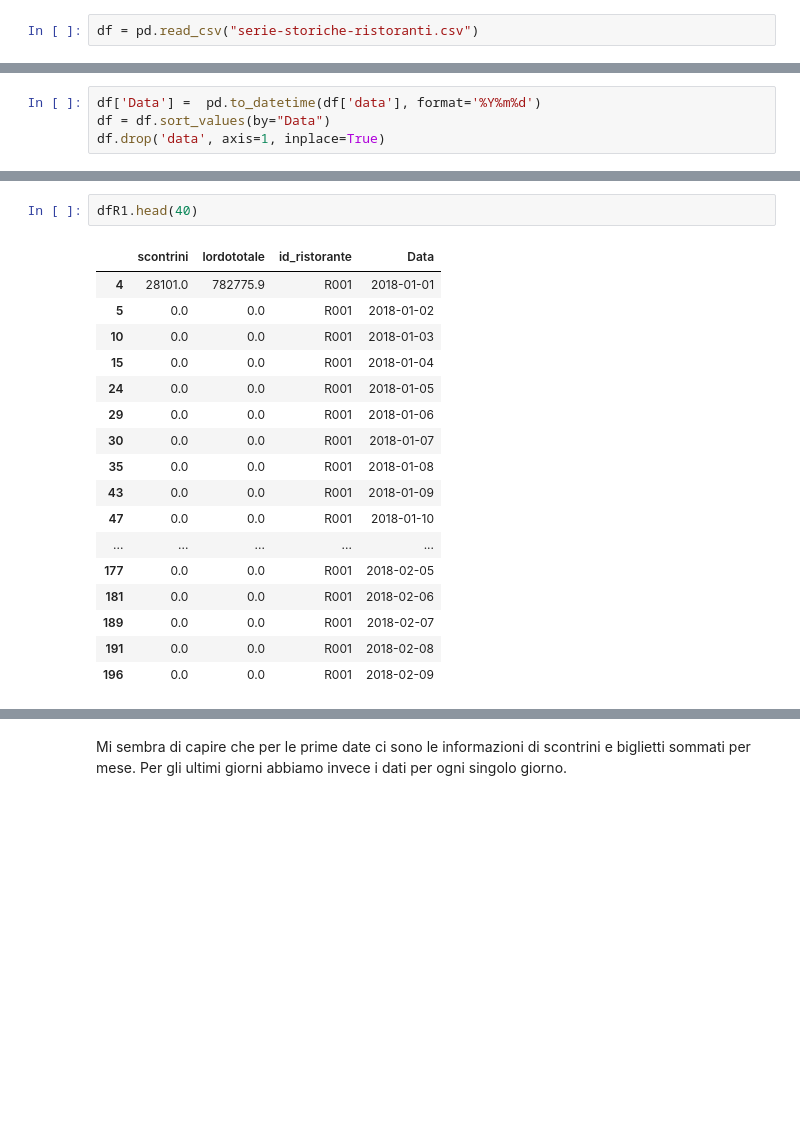
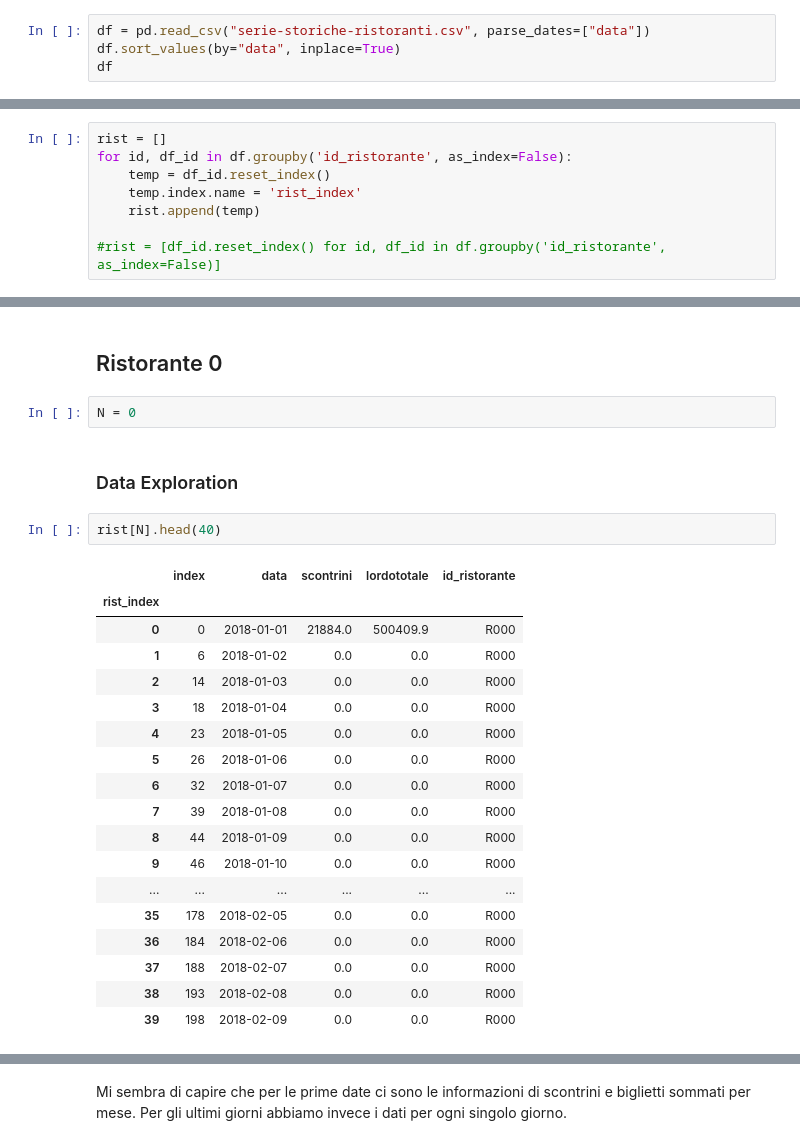
Before and after one commit to giocoal/restaurant-revenue-loss-COVID-retrospective-analysis, a Jupyter notebook: Prove.ipynb, the cells around one changed output, grey strips where cells are left out. Drawn from its saved outputs; the diff is of its cells as text; blank space fills up the shorter version.

Commit message:
sistemata gestione ristoranti e due grafici

```diff
--- a/Prove.ipynb
+++ b/Prove.ipynb
@@ -3,2 +5,4 @@ import pandas as pd
 # %%
-df = pd.read_csv("serie-storiche-ristoranti.csv")
+df = pd.read_csv("serie-storiche-ristoranti.csv", parse_dates=["data"])
+df.sort_values(by="data", inplace=True)
+df
@@ -21,4 +22,0 @@ df
-# %%
-df['Data'] =  pd.to_datetime(df['data'], format='%Y%m%d')
-df = df.sort_values(by="Data")
-df.drop('data', axis=1, inplace=True)
@@ -47,0 +31,8 @@ dfR5 = df[df['id_ristorante']=='R005']
+# %%
+rist = []
+for id, df_id in df.groupby('id_ristorante', as_index=False):
+    temp = df_id.reset_index()
+    temp.index.name = 'rist_index'
+    rist.append(temp)
+
+#rist = [df_id.reset_index() for id, df_id in df.groupby('id_ristorante', as_index=False)]
@@ -48,21 +66,28 @@ dfR5 = df[df['id_ristorante']=='R005']
+# %% [markdown]
+## Ristorante 0
+# %%
+N = 0
+# %% [markdown]
+### Data Exploration
 # %%
-dfR1.head(40)
+rist[N].head(40)
 # %% [output]
-|  | scontrini | lordototale | id_ristorante | Data |
-| 4 | 28101.0 | 782775.9 | R001 | 2018-01-01 |
-| 5 | 0.0 | 0.0 | R001 | 2018-01-02 |
-| 10 | 0.0 | 0.0 | R001 | 2018-01-03 |
-| 15 | 0.0 | 0.0 | R001 | 2018-01-04 |
-| 24 | 0.0 | 0.0 | R001 | 2018-01-05 |
-| 29 | 0.0 | 0.0 | R001 | 2018-01-06 |
-| 30 | 0.0 | 0.0 | R001 | 2018-01-07 |
-| 35 | 0.0 | 0.0 | R001 | 2018-01-08 |
-| 43 | 0.0 | 0.0 | R001 | 2018-01-09 |
-| 47 | 0.0 | 0.0 | R001 | 2018-01-10 |
-| ... | ... | ... | ... | ... |
-| 177 | 0.0 | 0.0 | R001 | 2018-02-05 |
-| 181 | 0.0 | 0.0 | R001 | 2018-02-06 |
-| 189 | 0.0 | 0.0 | R001 | 2018-02-07 |
-| 191 | 0.0 | 0.0 | R001 | 2018-02-08 |
-| 196 | 0.0 | 0.0 | R001 | 2018-02-09 |
+|  | index | data | scontrini | lordototale | id_ristorante |
+| rist_index |  |  |  |  |  |
+| 0 | 0 | 2018-01-01 | 21884.0 | 500409.9 | R000 |
+| 1 | 6 | 2018-01-02 | 0.0 | 0.0 | R000 |
+| 2 | 14 | 2018-01-03 | 0.0 | 0.0 | R000 |
+| 3 | 18 | 2018-01-04 | 0.0 | 0.0 | R000 |
+| 4 | 23 | 2018-01-05 | 0.0 | 0.0 | R000 |
+| 5 | 26 | 2018-01-06 | 0.0 | 0.0 | R000 |
+| 6 | 32 | 2018-01-07 | 0.0 | 0.0 | R000 |
+| 7 | 39 | 2018-01-08 | 0.0 | 0.0 | R000 |
+| 8 | 44 | 2018-01-09 | 0.0 | 0.0 | R000 |
+| 9 | 46 | 2018-01-10 | 0.0 | 0.0 | R000 |
+| ... | ... | ... | ... | ... | ... |
+| 35 | 178 | 2018-02-05 | 0.0 | 0.0 | R000 |
+| 36 | 184 | 2018-02-06 | 0.0 | 0.0 | R000 |
+| 37 | 188 | 2018-02-07 | 0.0 | 0.0 | R000 |
+| 38 | 193 | 2018-02-08 | 0.0 | 0.0 | R000 |
+| 39 | 198 | 2018-02-09 | 0.0 | 0.0 | R000 |
 # %%
```
Also changed, not shown: parts of 16 cells of this notebook.
